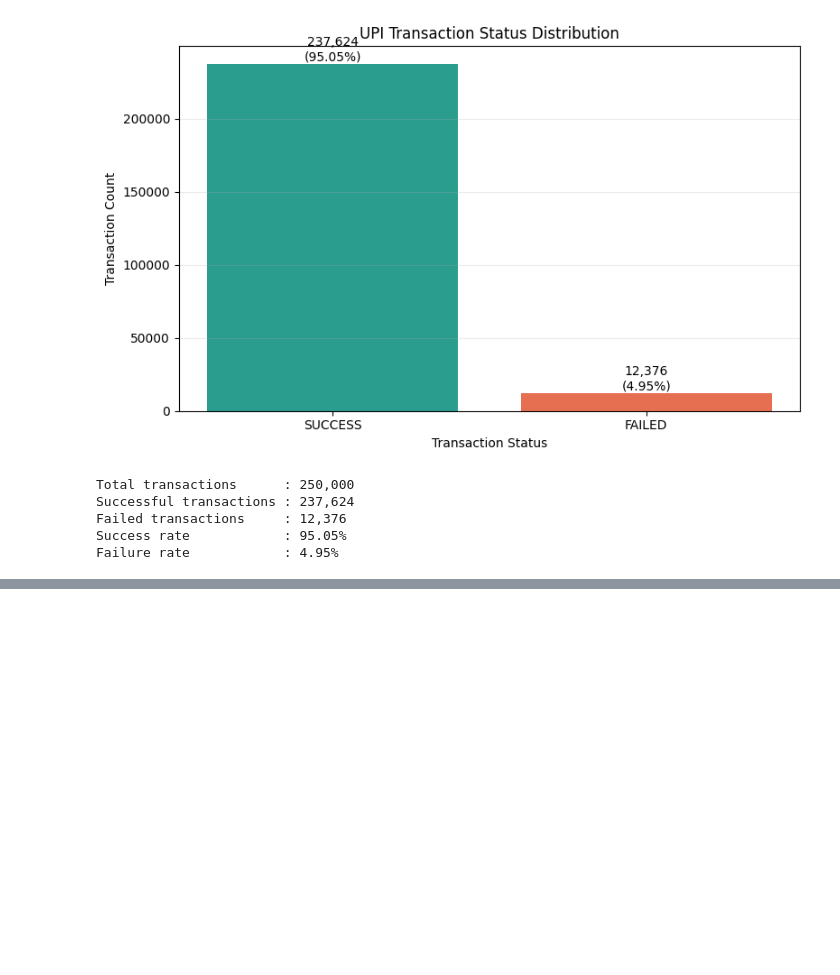
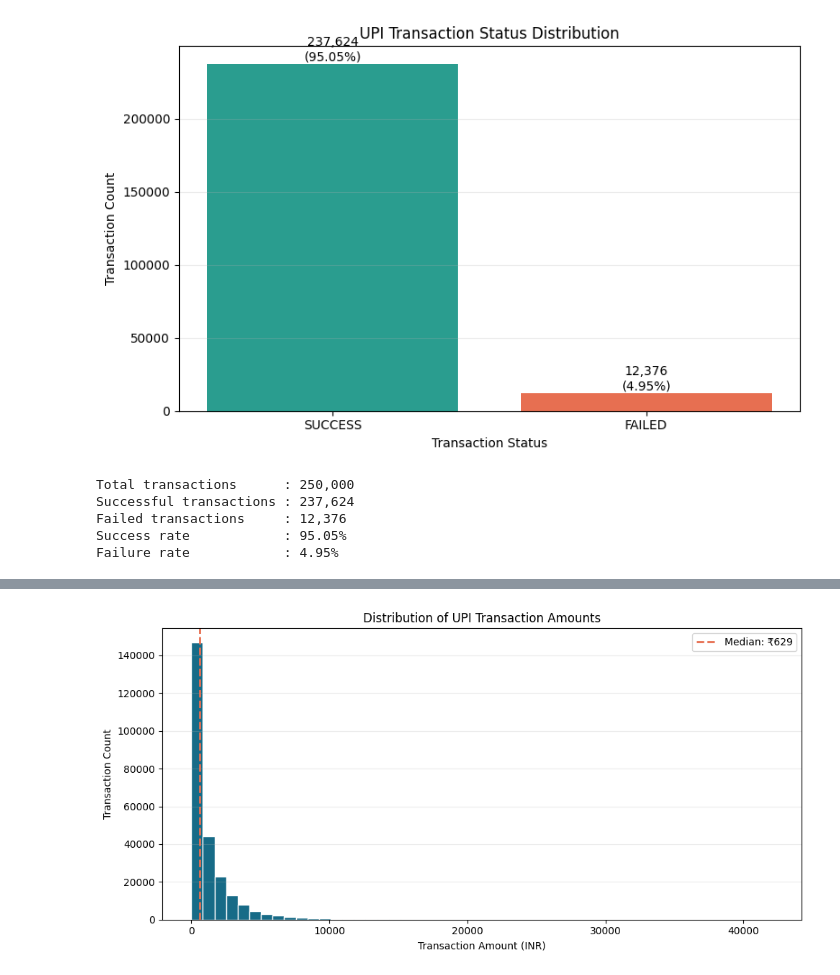
Before and after one commit to KaviyaVelmurugan/upi-transaction-intelligence-platform, a Jupyter notebook: notebooks/02_eda.ipynb, the cells around one changed output, grey strips where cells are left out. Cells and saved outputs as stored; diff of their text form; code cells hidden in the pictures; blank space fills up the shorter version.

Commit message:
Transaction Amount Distribution completed

```diff
--- a/notebooks/02_eda.ipynb
+++ b/notebooks/02_eda.ipynb
@@ -327,0 +378,28 @@ Failure rate            : 4.95%
+# %%
+fig, ax = plt.subplots(figsize=(10, 5))
+
+ax.hist(
+    df["amount_inr"],
+    bins=50,
+    color="#176B87",
+    edgecolor="white"
+)
+
+ax.axvline(
+    df["amount_inr"].median(),
+    color="#E76F51",
+    linestyle="--",
+    linewidth=2,
+    label=f'Median: ₹{df["amount_inr"].median():,.0f}'
+)
+
+ax.set_title("Distribution of UPI Transaction Amounts")
+ax.set_xlabel("Transaction Amount (INR)")
+ax.set_ylabel("Transaction Count")
+ax.grid(axis="y", alpha=0.25)
+ax.legend()
+
+plt.tight_layout()
+plt.show()
+# %% [output]
+[figure, added]
```
Also changed, not shown: parts of 4 cells of this notebook, 1 other file.
